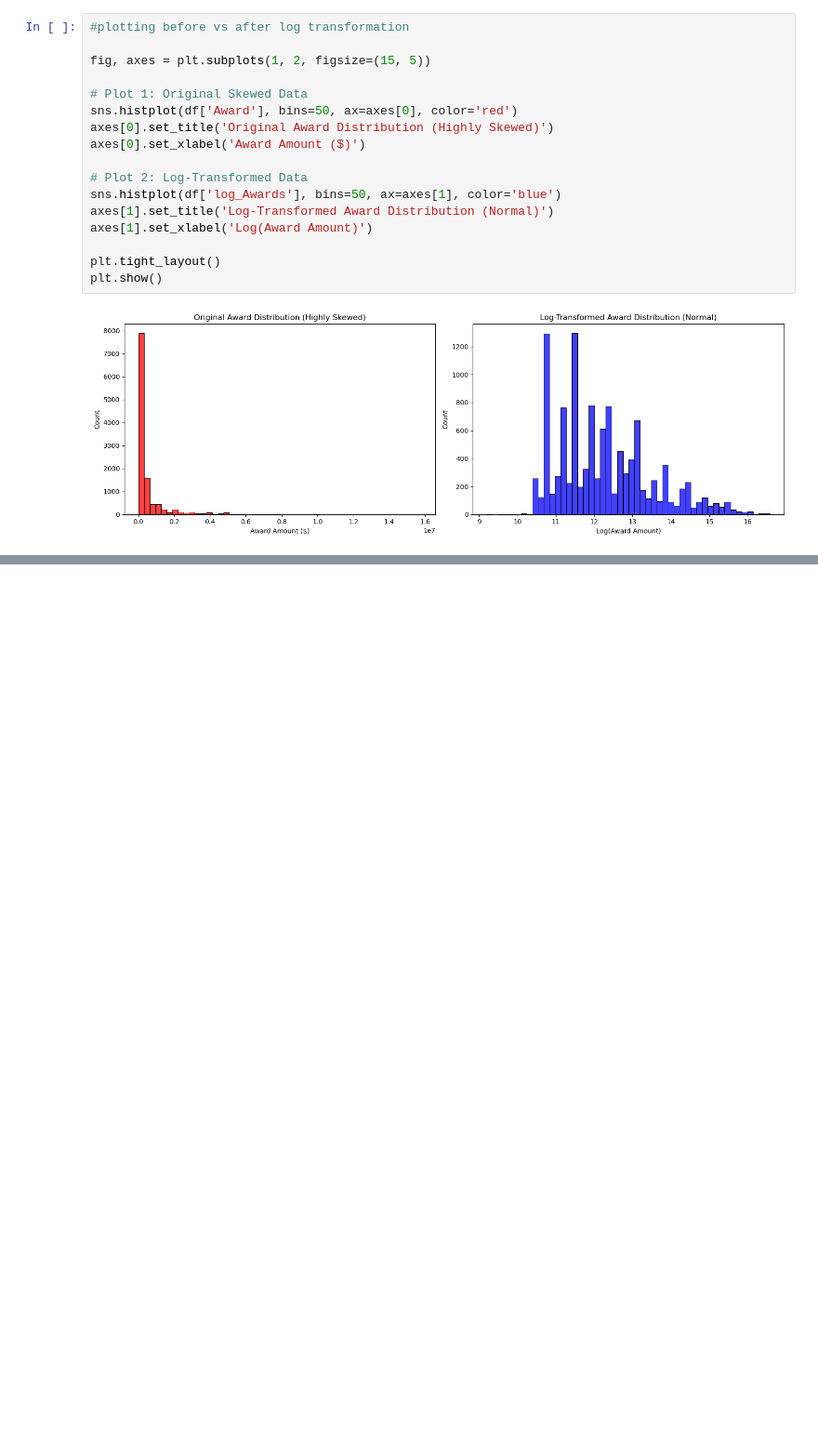
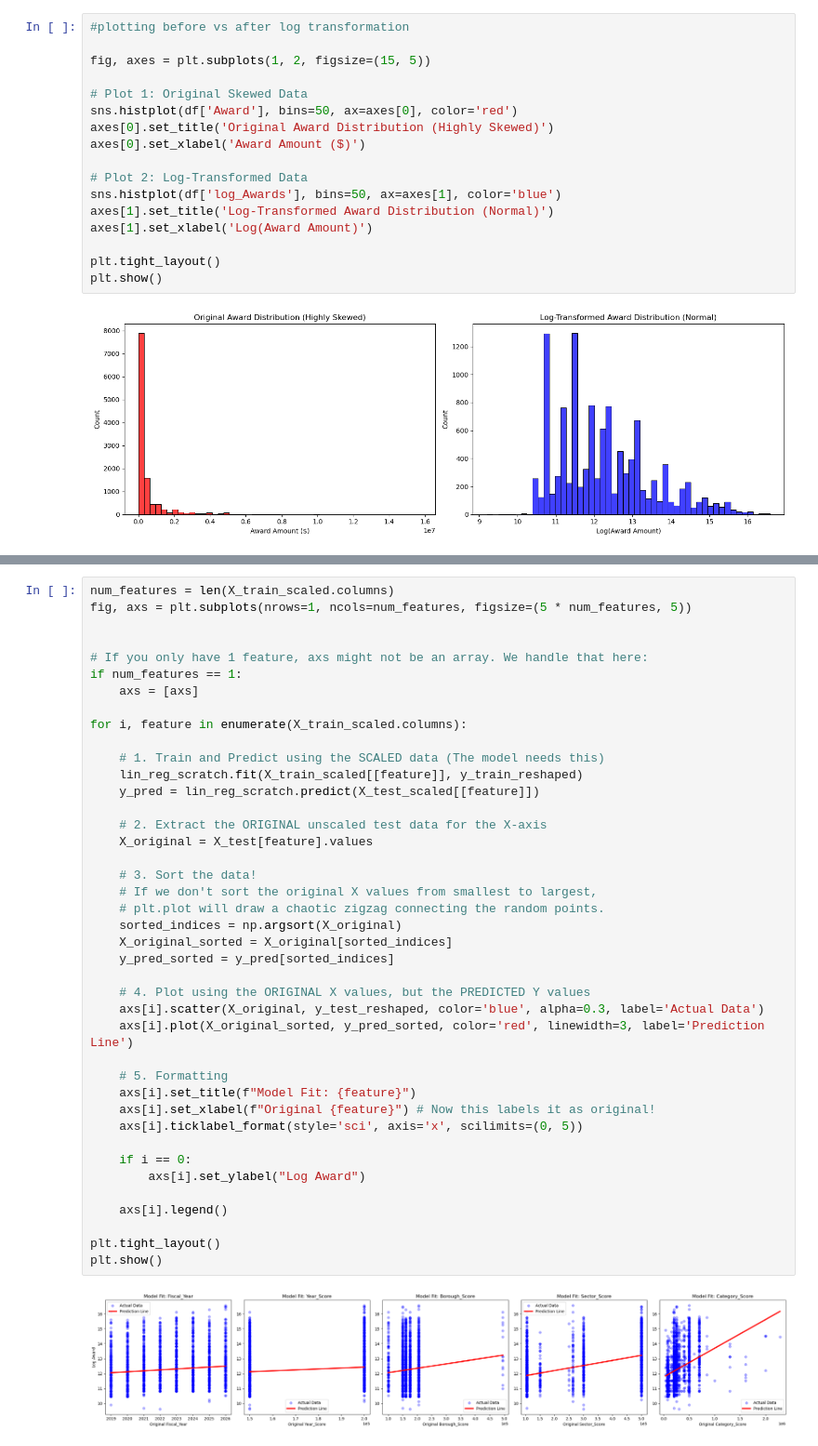
Before and after one commit to powerpetch/ML_project, a Jupyter notebook: reg_note.ipynb, the cells around one changed output, grey strips where cells are left out. Shown at 93% size. Drawn from its saved outputs; the diff is of its cells as text; blank space fills up the shorter version.

```diff
--- a/reg_note.ipynb
+++ b/reg_note.ipynb
@@ -177 +370,44 @@ Using sklearn library:
+# %%
+num_features = len(X_train_scaled.columns)
+fig, axs = plt.subplots(nrows=1, ncols=num_features, figsize=(5 * num_features, 5))
+
+
+# If you only have 1 feature, axs might not be an array. We handle that here:
+if num_features == 1:
+    axs = [axs]
+
+for i, feature in enumerate(X_train_scaled.columns):
+
+    # 1. Train and Predict using the SCALED data (The model needs this)
+    lin_reg_scratch.fit(X_train_scaled[[feature]], y_train_reshaped)
+    y_pred = lin_reg_scratch.predict(X_test_scaled[[feature]])
+
+    # 2. Extract the ORIGINAL unscaled test data for the X-axis
+    X_original = X_test[feature].values
+
+    # 3. Sort the data!
+    # If we don't sort the original X values from smallest to largest,
+    # plt.plot will draw a chaotic zigzag connecting the random points.
+    sorted_indices = np.argsort(X_original)
+    X_original_sorted = X_original[sorted_indices]
+    y_pred_sorted = y_pred[sorted_indices]
+
+    # 4. Plot using the ORIGINAL X values, but the PREDICTED Y values
+    axs[i].scatter(X_original, y_test_reshaped, color='blue', alpha=0.3, label='Actual Data')
+    axs[i].plot(X_original_sorted, y_pred_sorted, color='red', linewidth=3, label='Prediction Line')
+
+    # 5. Formatting
+    axs[i].set_title(f"Model Fit: {feature}")
+    axs[i].set_xlabel(f"Original {feature}") # Now this labels it as original!
+    axs[i].ticklabel_format(style='sci', axis='x', scilimits=(0, 5))
+
+    if i == 0:
+        axs[i].set_ylabel("Log Award")
+
+    axs[i].legend()
+
+plt.tight_layout()
+plt.show()
+# %% [output]
+[figure, added]
 # %%
```
Also changed, not shown: parts of 68 cells of this notebook, 3 other files.
